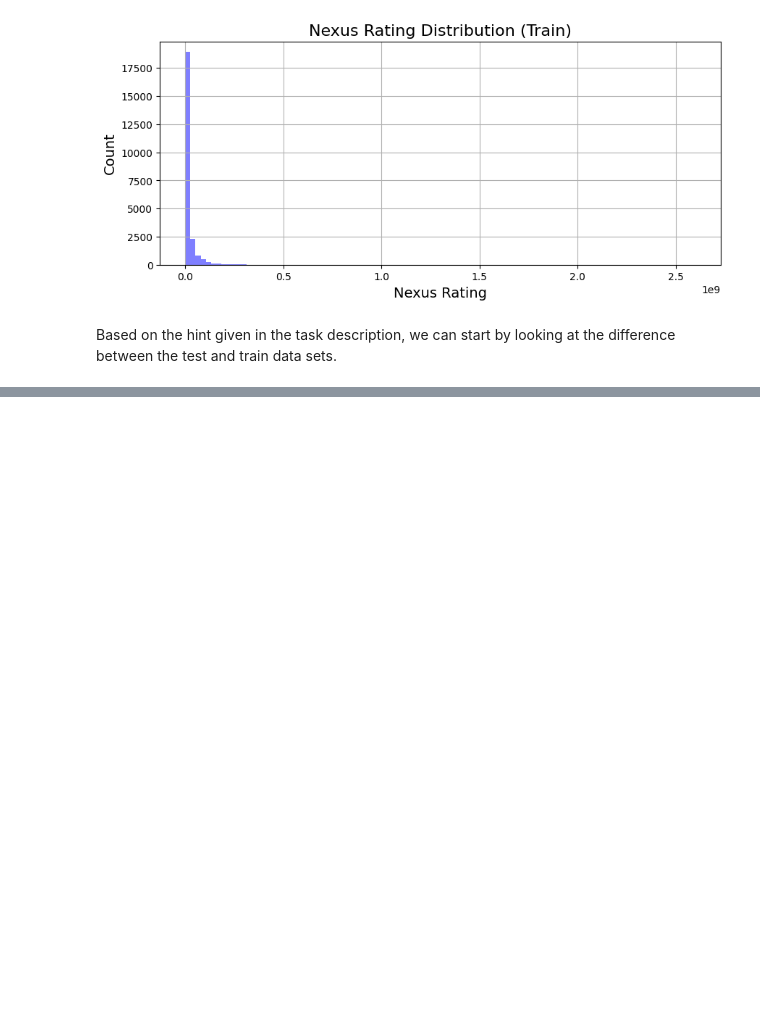
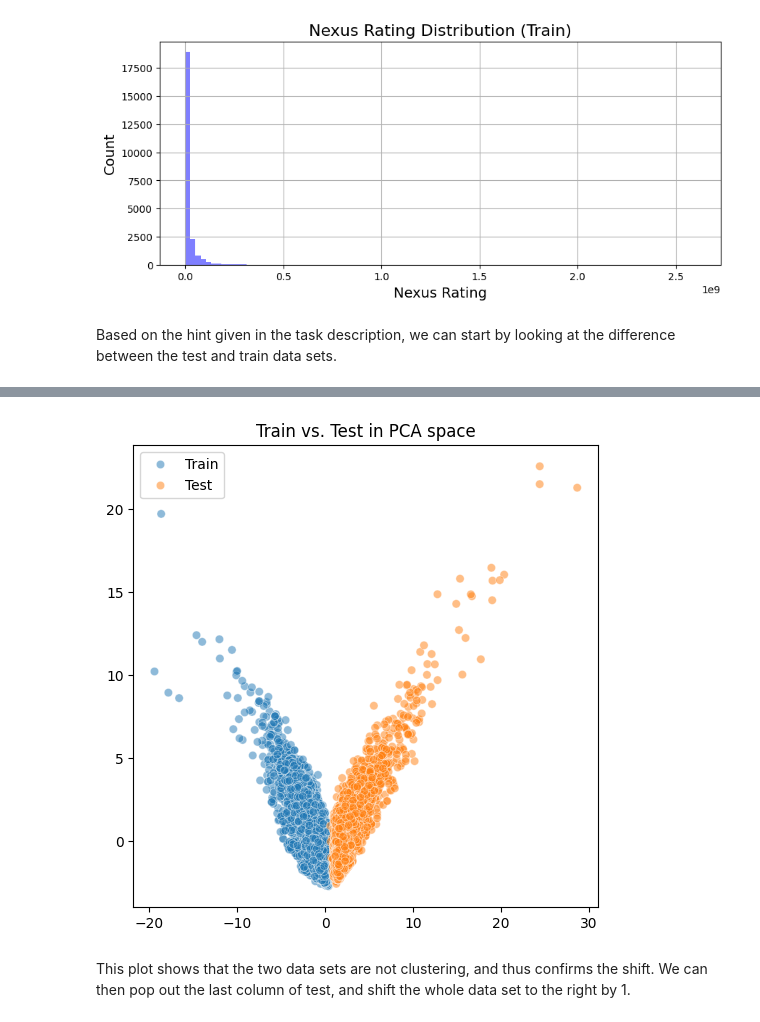
Before and after one commit to fjhanevo/TDT4172, a Jupyter notebook: Assignment1/Chapter_1.ipynb, the cells around one changed output, grey strips where cells are left out. Saved outputs shown, nothing was run; the diff lists cells and outputs as text; code cells hidden in the pictures; blank space fills up the shorter version.

```diff
--- a/Assignment1/Chapter_1.ipynb
+++ b/Assignment1/Chapter_1.ipynb
@@ -655,5 +627,0 @@ def rmsle(y_true, y_pred):
-# %%
-# Example rmsle check
-test['pred'] = 0
-print('RMSLE: ', rmsle(test['nexus_rating'], test['pred']))
-print('Required RMSLE: ', 0.294)
@@ -662,0 +657,20 @@ Required RMSLE:  0.294
+# %%
+from sklearn.decomposition import PCA
+from sklearn.preprocessing import StandardScaler
+import seaborn as sns
+
+X_all = pd.concat([train.drop(columns=["nexus_rating"]), test], axis=0)
+X_all_scaled = StandardScaler().fit_transform(X_all.fillna(0))
+
+pca = PCA(n_components=2)
+X_pca = pca.fit_transform(X_all_scaled)
+
+labels = ["Train"]*len(train) + ["Test"]*len(test)
+plt.figure(figsize=(6,6))
+sns.scatterplot(x=X_pca[:,0], y=X_pca[:,1], hue=labels, alpha=0.5)
+plt.title("Train vs. Test in PCA space")
+plt.show()
+# %% [output]
+[figure, added]
+# %% [markdown]
+This plot shows that the two data sets are not clustering, and thus confirms the shift. We can then pop out the last column of test, and shift the whole data set to the right by 1.
```
Also changed, not shown: parts of 26 cells of this notebook.
